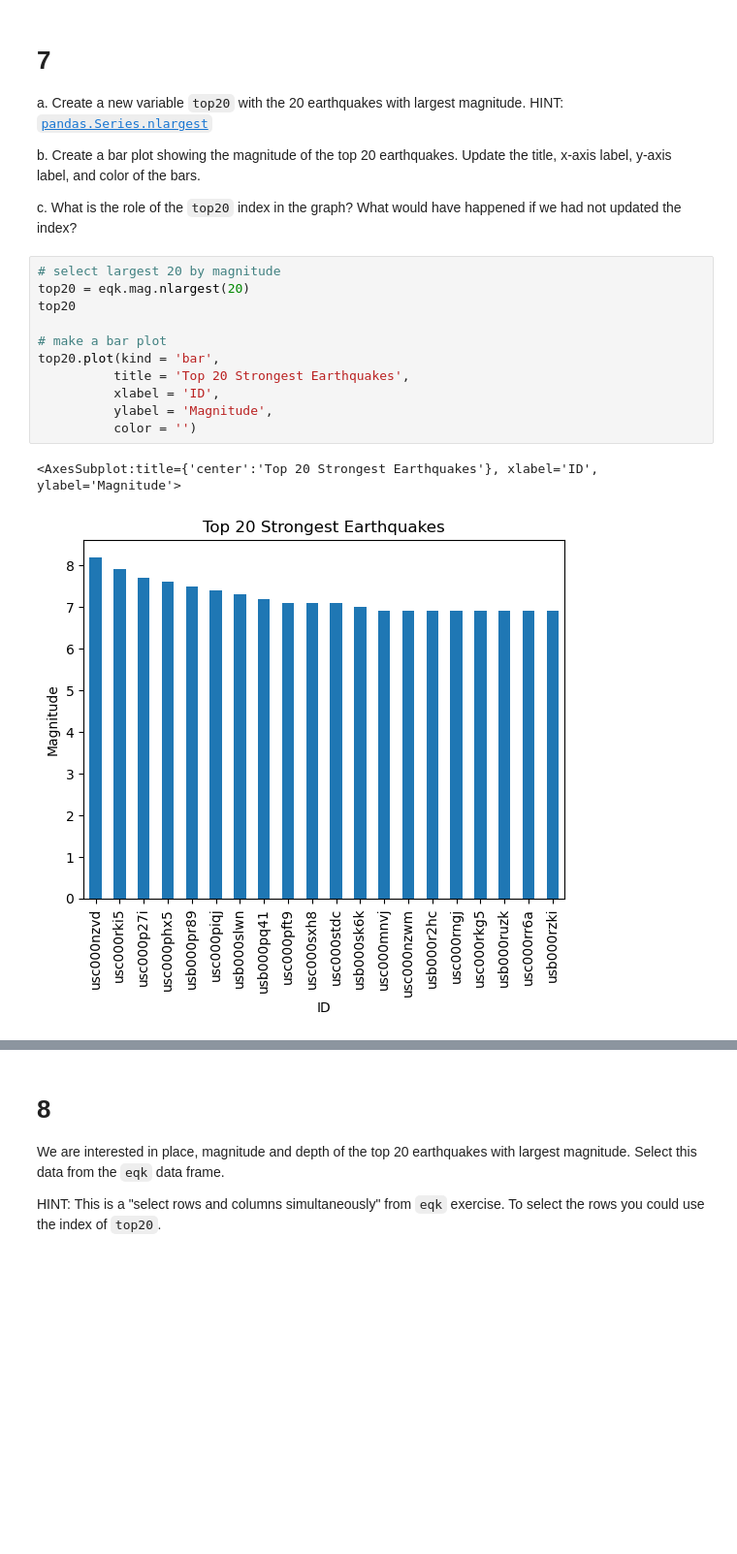
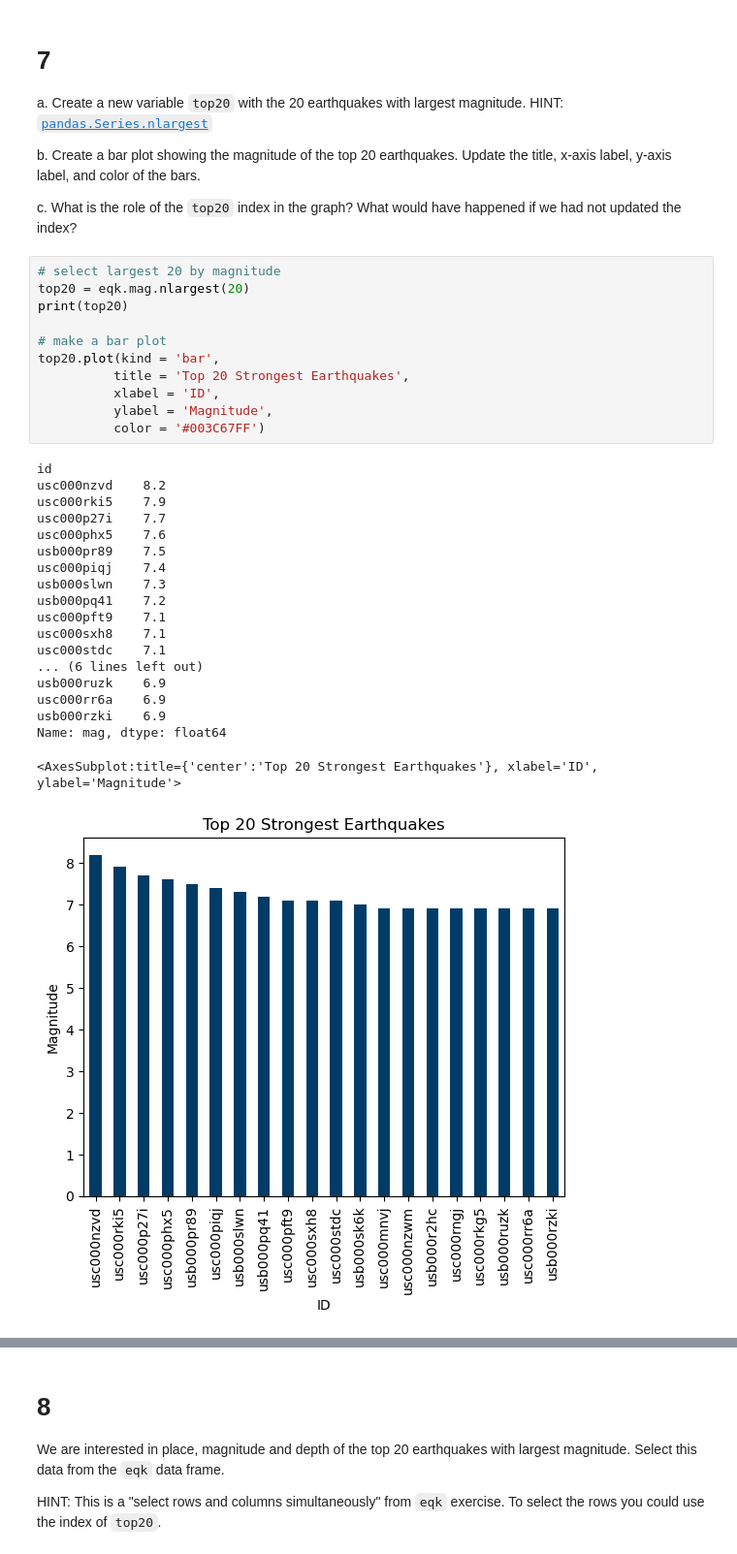
Before and after one commit to lunacatalan/eds220-hwk-1, a Jupyter notebook: hwk1-task4.ipynb, the cells around one changed output, grey strips where cells are left out. Shown: that part at 97% size. Saved outputs shown, nothing was run; the diff lists cells and outputs as text; blank space fills up the shorter version.

```diff
--- a/hwk1-task4.ipynb
+++ b/hwk1-task4.ipynb
@@ -146,14 +146,31 @@ c. What is the role of the `top20` index in the graph? What would have happened
 # %%
 # select largest 20 by magnitude
 top20 = eqk.mag.nlargest(20)
-top20
+print(top20)
 
 # make a bar plot
 top20.plot(kind = 'bar',
           title = 'Top 20 Strongest Earthquakes',
           xlabel = 'ID',
           ylabel = 'Magnitude',
-          color = '')
+          color = '#003C67FF')
 # %% [output]
-<AxesSubplot:title={'center':'Top 20 Strongest Earthquakes'}, xlabel='ID', ylabel='Magnitude'>
+id
+usc000nzvd    8.2
+usc000rki5    7.9
+usc000p27i    7.7
+usc000phx5    7.6
+usb000pr89    7.5
+usc000piqj    7.4
+usb000slwn    7.3
+usb000pq41    7.2
+usc000pft9    7.1
+usc000sxh8    7.1
+usc000stdc    7.1
+... (6 lines left out)
+usb000ruzk    6.9
+usc000rr6a    6.9
+usb000rzki    6.9
+Name: mag, dtype: float64
+<AxesSubplot:title={'center':'Top 20 Strongest Earthquakes'}, xlabel='ID', ylabel='Magnitude'>
-[figure, old version]
+[figure, new version]
```
Also changed, not shown: parts of 6 cells of this notebook.
